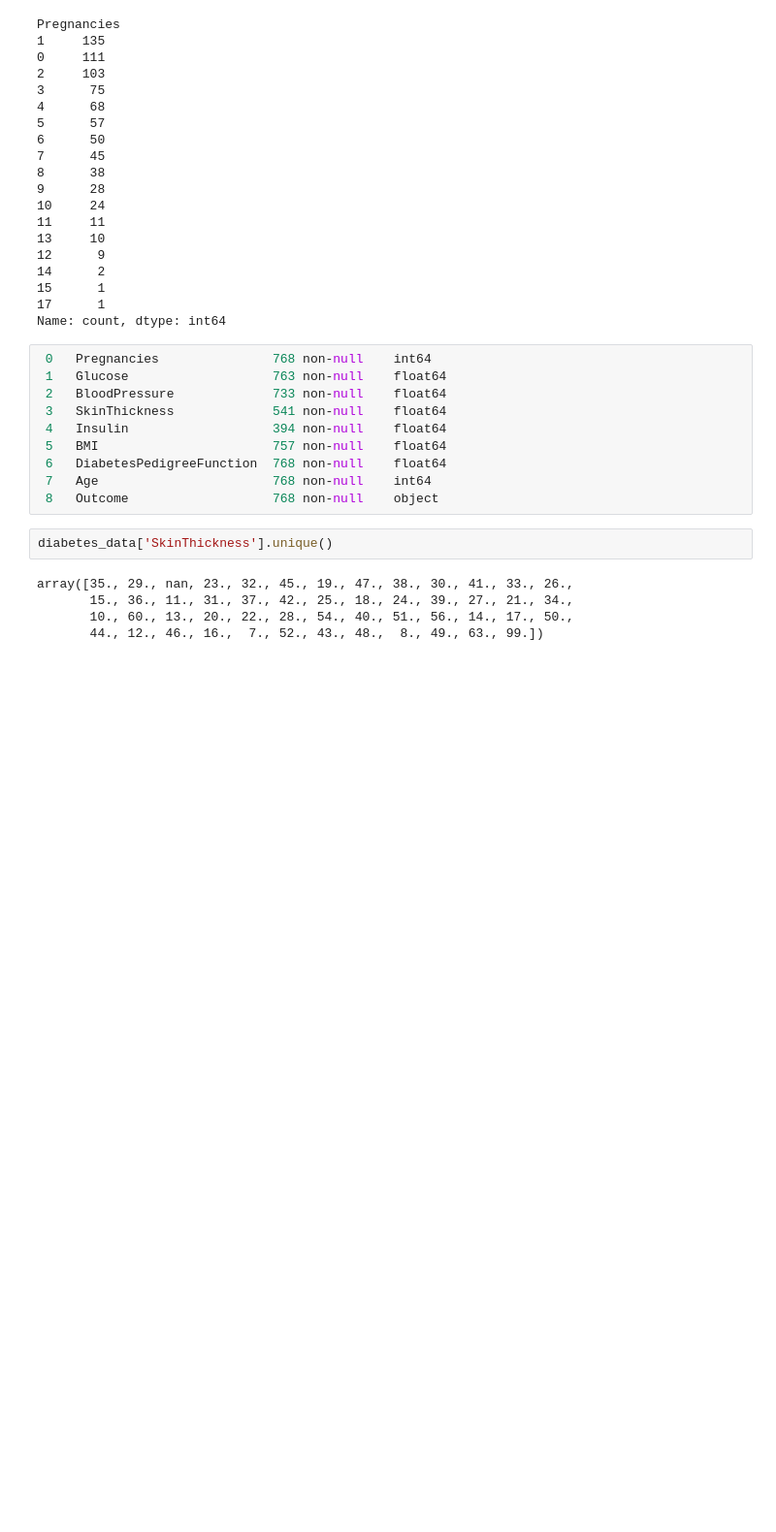
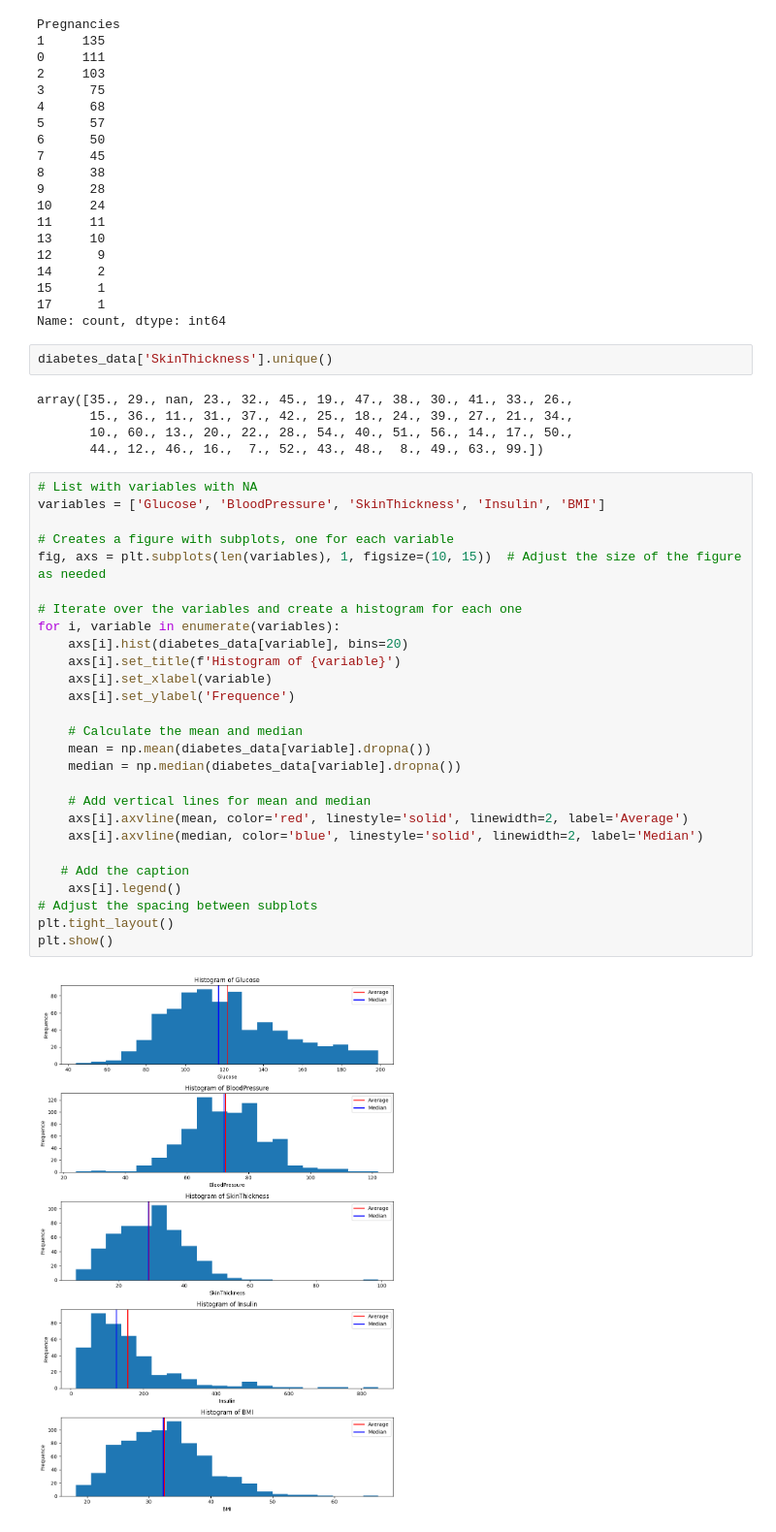
Before and after one commit to maylonleoncio/Codecademy-Projects, a Jupyter notebook: EDA-Diagnosing-Diabetes/EDA Diagnosing Diabetes.ipynb, the cells around one changed output. Shown: that part at 97% size. Cells and saved outputs as stored; diff of their text form; blank space fills up the shorter version.

```diff
--- a/EDA-Diagnosing-Diabetes/EDA Diagnosing Diabetes.ipynb
+++ b/EDA-Diagnosing-Diabetes/EDA Diagnosing Diabetes.ipynb
@@ -272,16 +273,6 @@ Pregnancies
 15      1
 17      1
 Name: count, dtype: int64
-# %%
- 0   Pregnancies               768 non-null    int64
- 1   Glucose                   763 non-null    float64
- 2   BloodPressure             733 non-null    float64
- 3   SkinThickness             541 non-null    float64
- 4   Insulin                   394 non-null    float64
- 5   BMI                       757 non-null    float64
- 6   DiabetesPedigreeFunction  768 non-null    float64
- 7   Age                       768 non-null    int64
- 8   Outcome                   768 non-null    object
 # %%
 diabetes_data['SkinThickness'].unique()
 # %% [output]
@@ -289,3 +280,32 @@ array([35., 29., nan, 23., 32., 45., 19., 47., 38., 30., 41., 33., 26.,
        15., 36., 11., 31., 37., 42., 25., 18., 24., 39., 27., 21., 34.,
        10., 60., 13., 20., 22., 28., 54., 40., 51., 56., 14., 17., 50.,
        44., 12., 46., 16.,  7., 52., 43., 48.,  8., 49., 63., 99.])
+# %%
+# List with variables with NA
+variables = ['Glucose', 'BloodPressure', 'SkinThickness', 'Insulin', 'BMI']
+
+# Creates a figure with subplots, one for each variable
+fig, axs = plt.subplots(len(variables), 1, figsize=(10, 15))  # Adjust the size of the figure as needed
+
+# Iterate over the variables and create a histogram for each one
+for i, variable in enumerate(variables):
+    axs[i].hist(diabetes_data[variable], bins=20)
+    axs[i].set_title(f'Histogram of {variable}')
+    axs[i].set_xlabel(variable)
+    axs[i].set_ylabel('Frequence')
+
+    # Calculate the mean and median
+    mean = np.mean(diabetes_data[variable].dropna())
+    median = np.median(diabetes_data[variable].dropna())
+
+    # Add vertical lines for mean and median
+    axs[i].axvline(mean, color='red', linestyle='solid', linewidth=2, label='Average')
+    axs[i].axvline(median, color='blue', linestyle='solid', linewidth=2, label='Median')
+
+   # Add the caption
+    axs[i].legend()
+# Adjust the spacing between subplots
+plt.tight_layout()
+plt.show()
+# %% [output]
+[figure, added]
```
Also changed, not shown: parts of 2 cells of this notebook.
